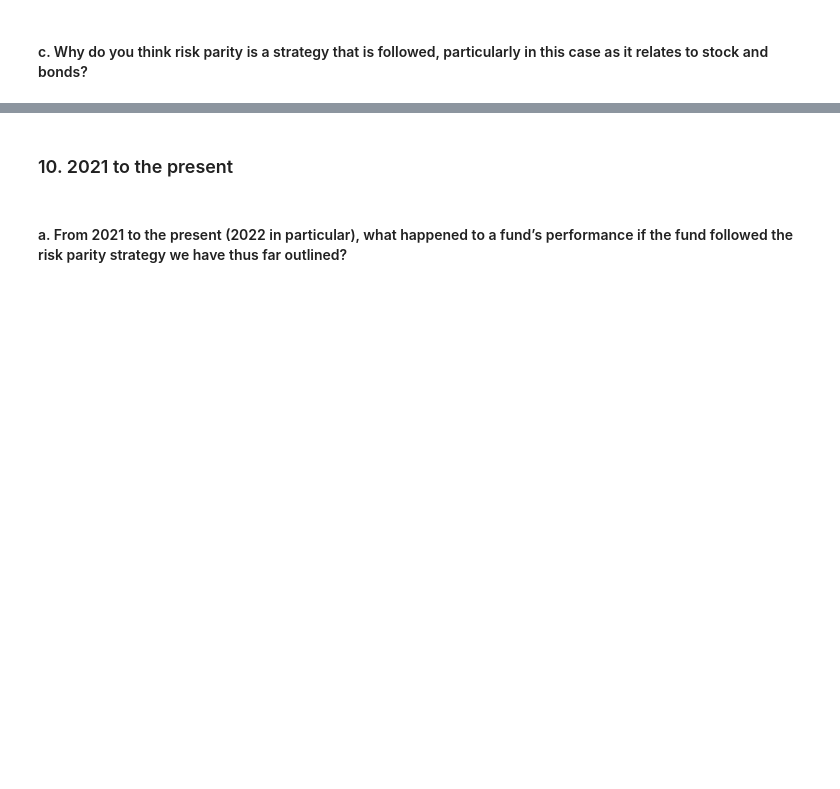
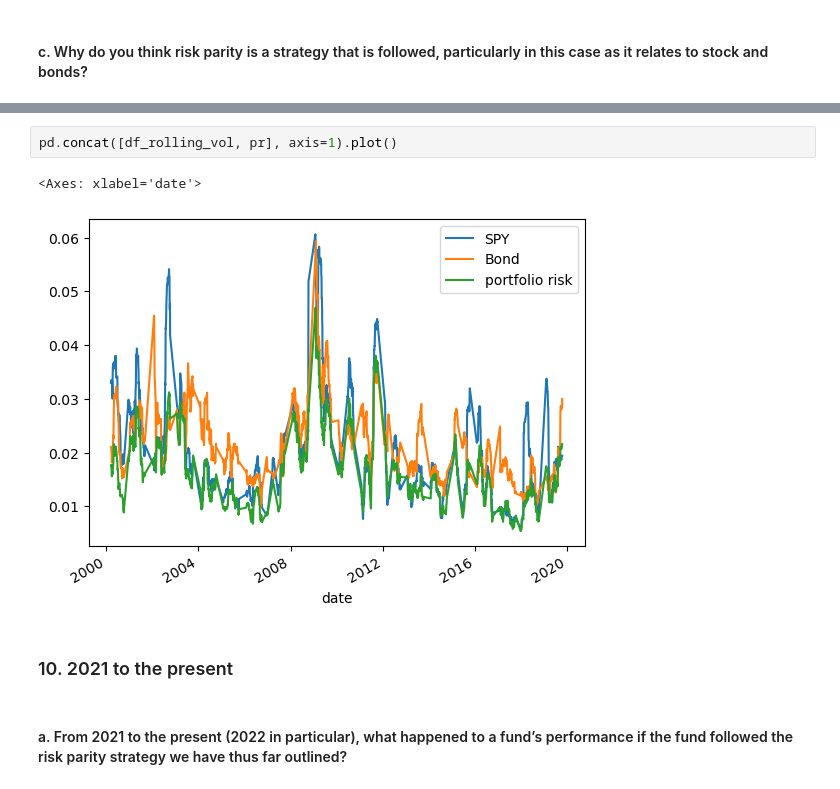
Before and after one commit to alaiazz/Macro_Finance_, a Jupyter notebook: HW2_/Main.ipynb, the cells around one changed output, grey strips where cells are left out. Cells and saved outputs as stored; diff of their text form; blank space fills up the shorter version.

```diff
--- a/HW2_/Main.ipynb
+++ b/HW2_/Main.ipynb
@@ -253,3 +205,8 @@ portfolio_risk.plot()
+# %%
+pd.concat([df_rolling_vol, pr], axis=1).plot()
+# %% [output]
+<Axes: xlabel='date'>
+[figure, added]
 # %% [markdown]
 ### 10. 2021 to the present
 # %% [markdown]
```
Also changed, not shown: parts of 27 cells of this notebook, 1 other file.
